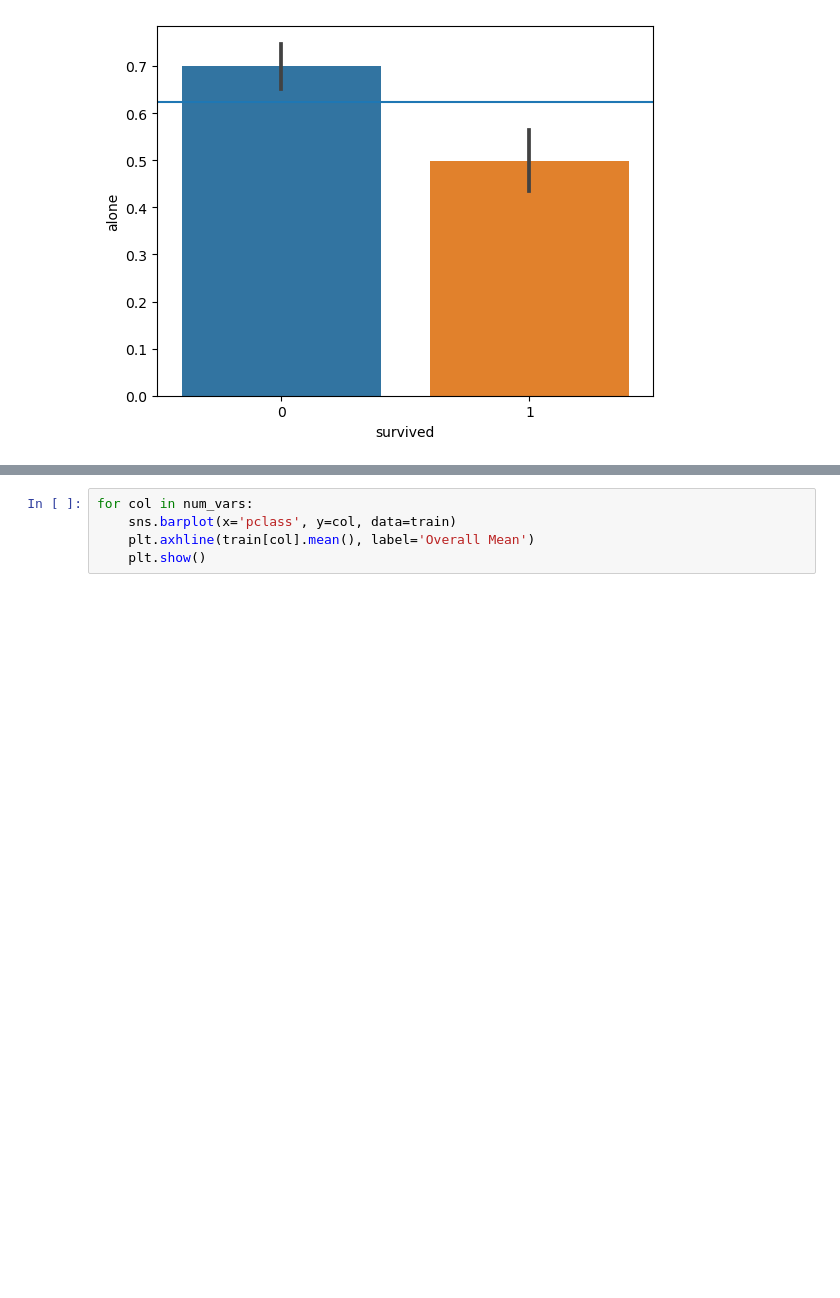
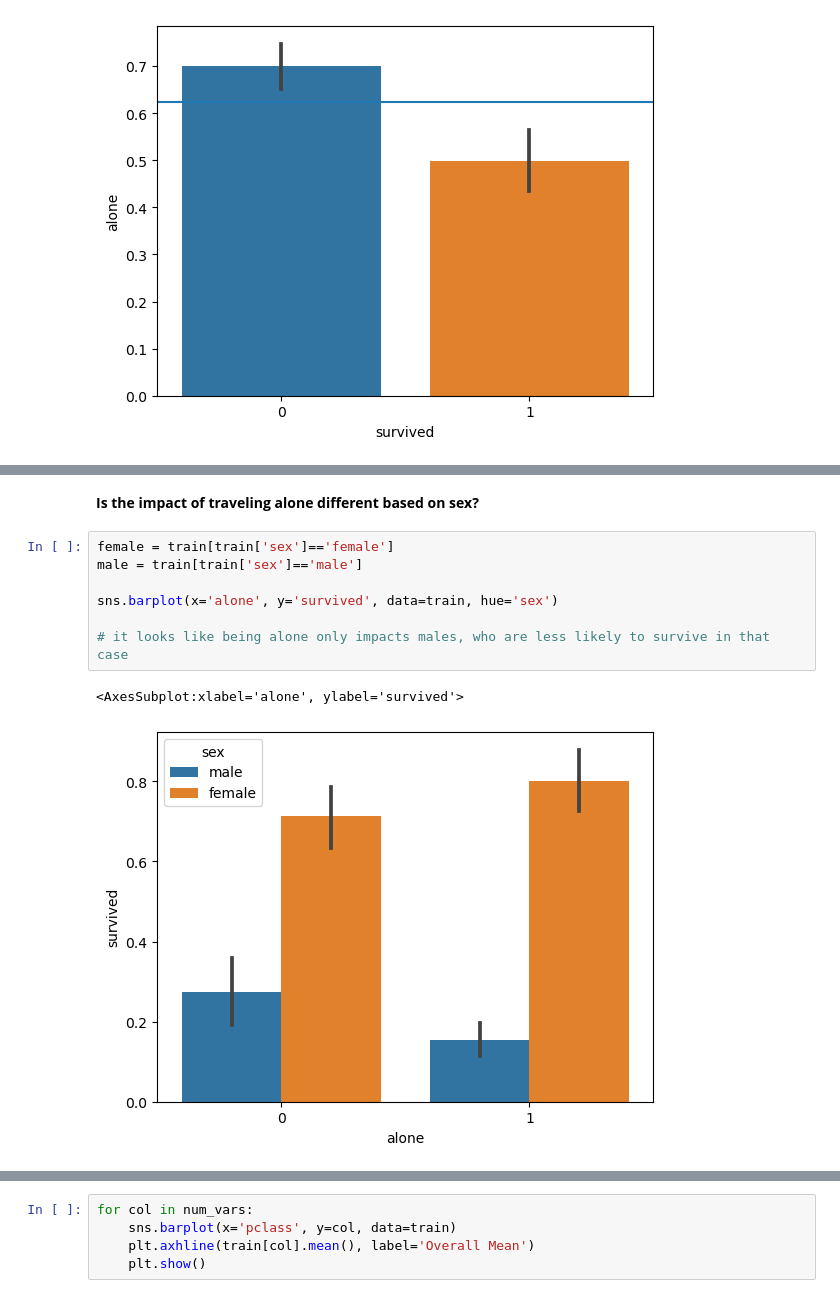
Before and after one commit to ihcrane/classification, a Jupyter notebook: classification.ipynb, the cells around one changed output, grey strips where cells are left out. Cells and saved outputs as stored; diff of their text form; blank space fills up the shorter version.

```diff
--- a/classification.ipynb
+++ b/classification.ipynb
@@ -1159,0 +1196,12 @@ for col in cat_vars:
+# %% [markdown]
+**Is the impact of traveling alone different based on sex?**
+# %%
+female = train[train['sex']=='female']
+male = train[train['sex']=='male']
+
+sns.barplot(x='alone', y='survived', data=train, hue='sex')
+
+# it looks like being alone only impacts males, who are less likely to survive in that case
+# %% [output]
+<AxesSubplot:xlabel='alone', ylabel='survived'>
+[figure, added]
```
Also changed, not shown: parts of 16 cells of this notebook, 4 other files.
